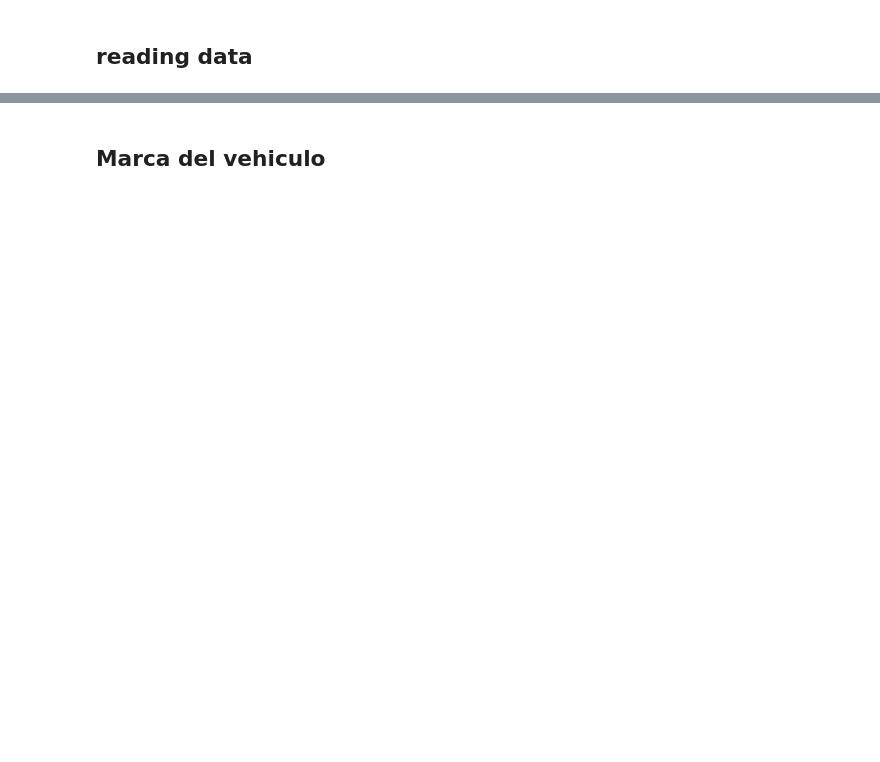
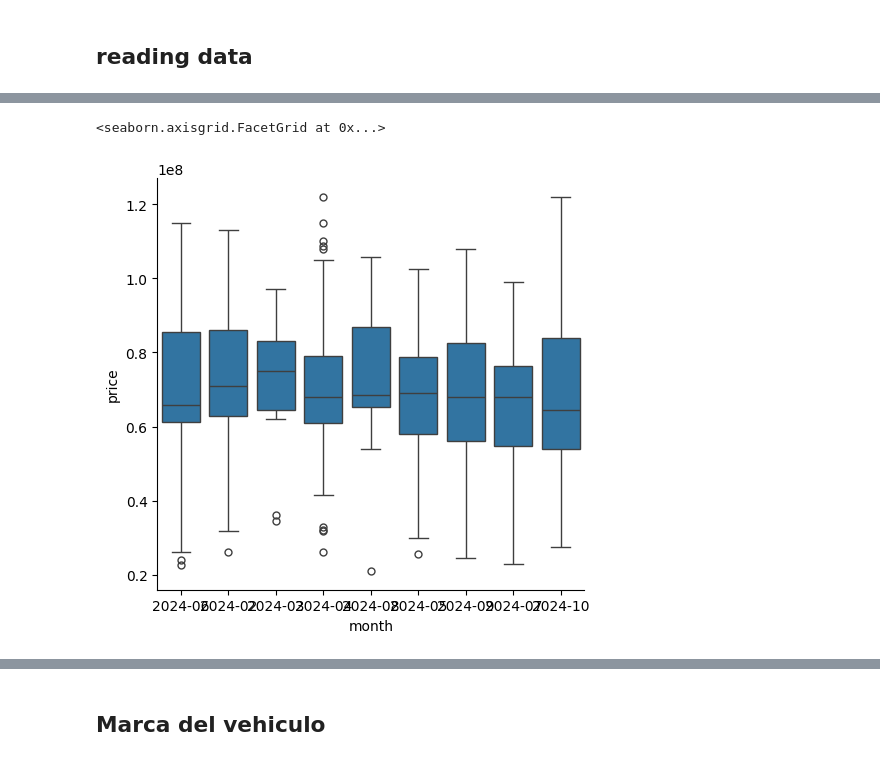
Before and after one commit to Wilmar3752/car_predict, a Jupyter notebook: notebooks/0-eda_cars.ipynb, the cells around one changed output, grey strips where cells are left out. Saved outputs shown, nothing was run; the diff lists cells and outputs as text; code cells hidden in the pictures; blank space fills up the shorter version.

```diff
--- a/notebooks/0-eda_cars.ipynb
+++ b/notebooks/0-eda_cars.ipynb
@@ -40,0 +46,5 @@ car_data.head()
+# %%
+sns.catplot(data =car_data[car_data['make-line']=='Mazda-3'], x='month', y='price', kind='box')
+# %% [output]
+<seaborn.axisgrid.FacetGrid at 0x...>
+[figure, added]
```
Also changed, not shown: parts of 11 cells of this notebook, 12 other files.
